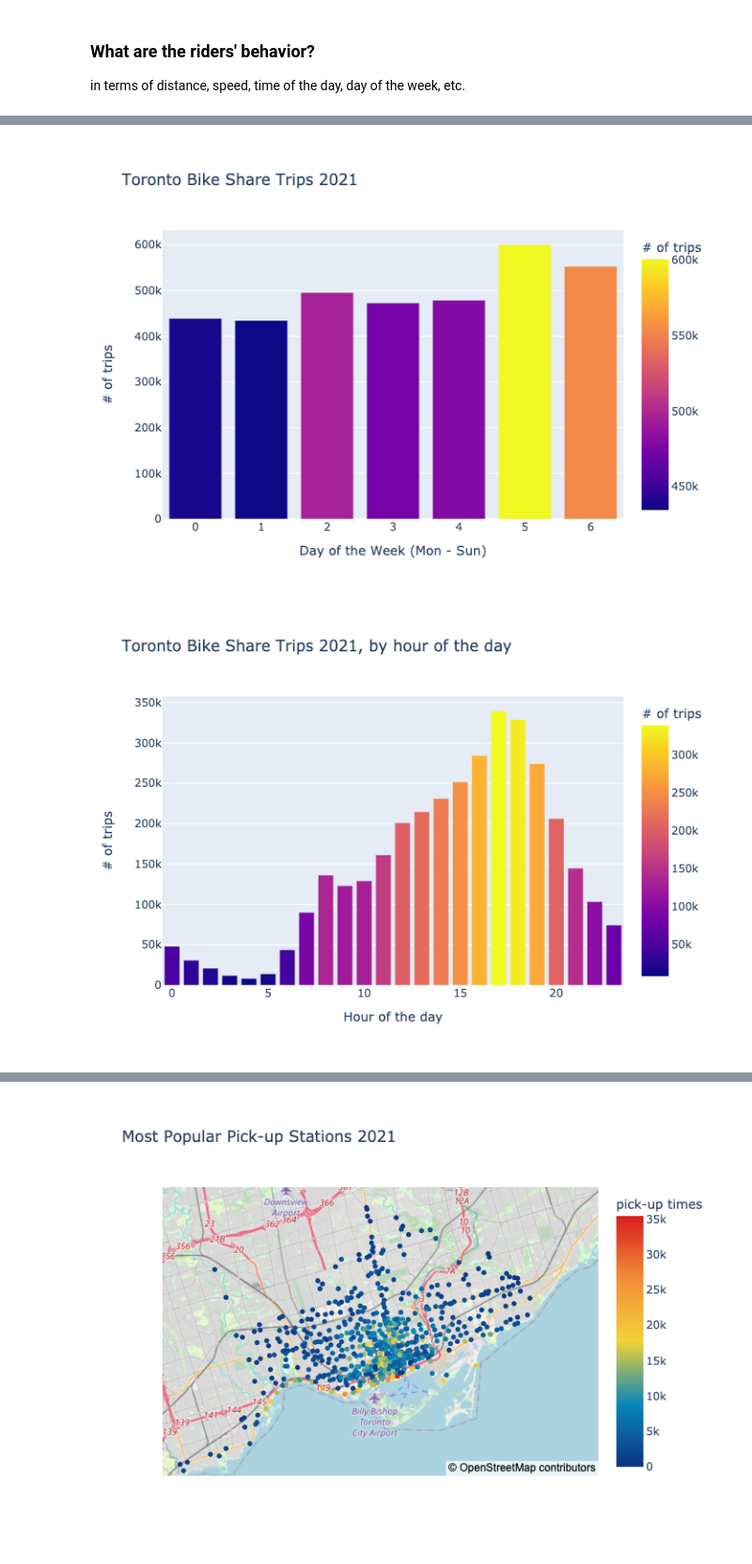
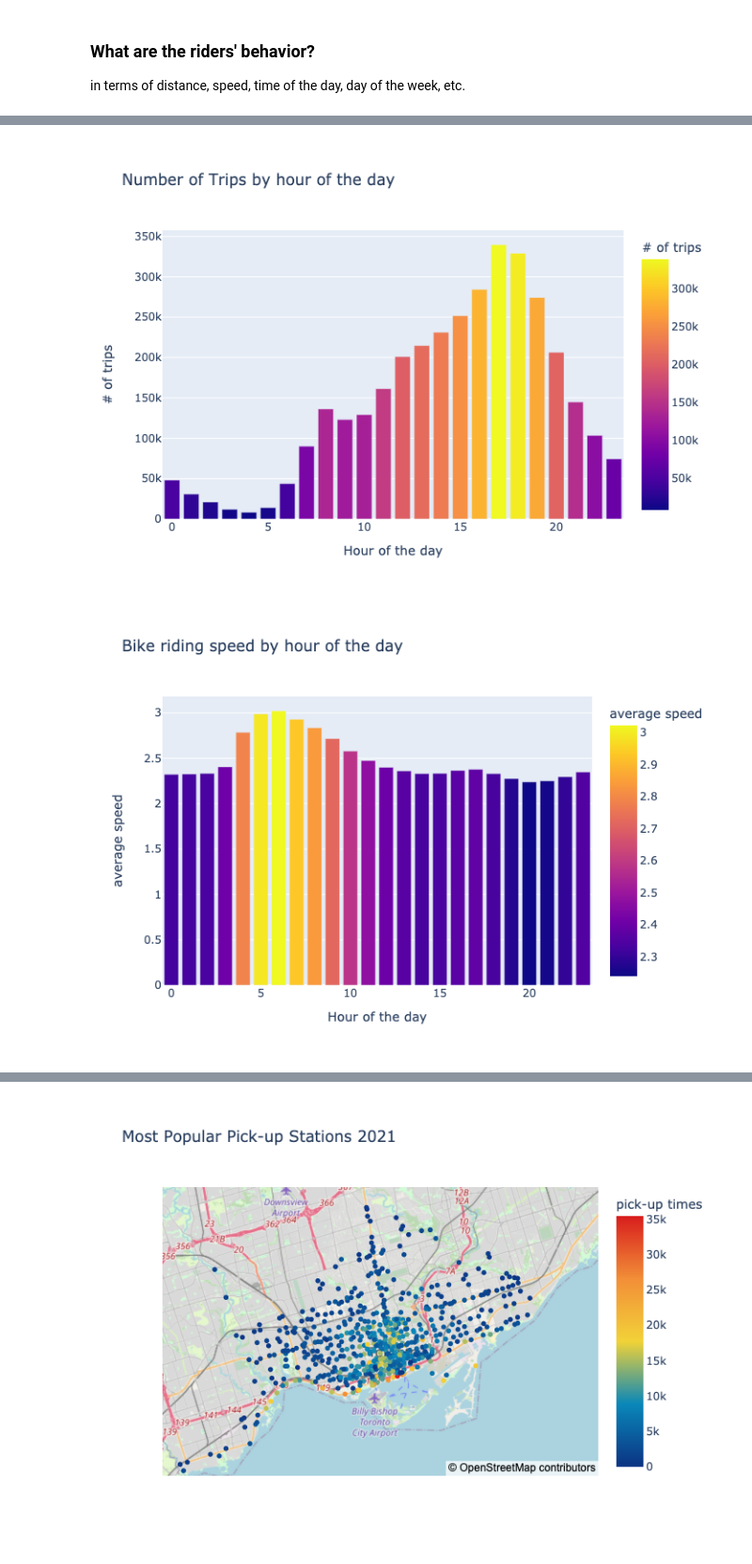
Before and after one commit to dailyLi/toronto_bike_share, a Jupyter notebook: Analysis.ipynb, the cells around one changed output, grey strips where cells are left out. Shown at 94% size. Cells and saved outputs as stored; diff of their text form; code cells hidden in the pictures.

```diff
--- a/Analysis.ipynb
+++ b/Analysis.ipynb
@@ -102,7 +84,7 @@ df
 df = clean(df)
 df = conversion(df)
 # %%
-df = calculate(df)
+df = calculation(df)
 # %%
 df.info()
 # %% [output]
@@ -211,25 +234,26 @@ in terms of distance, speed, time of the day, day of the week, etc.
 # %%
-byWeek = df.groupby(df['Start Time'].dt.weekday)["Start Station Id"].count()
-byWeek = byWeek.reset_index()
+byHr = df.groupby(df['Start Time'].dt.hour)["Start Station Id"].count()
+byHr = byHr.reset_index()
 
-fig = px.bar(byWeek, x='Start Time', y='Start Station Id',
+fig = px.bar(byHr, x='Start Time', y='Start Station Id',
              color='Start Station Id',
-             labels={'Start Time':'Day of the Week (Mon - Sun)', 'Start Station Id':'# of trips'},
-             title='Toronto Bike Share Trips 2021', height=500)
-
+             labels={'Start Time':'Hour of the day', 'Start Station Id':'# of trips'},
+             title='Number of Trips by hour of the day', height=500)
 #fig.show()
 fig.show(renderer="png")
+fig.write_html("visuals/byHr-bar.html")
 # %% [output]
-[figure, old version]
+[figure, new version]
 # %%
-byHr = df.groupby(df['Start Time'].dt.hour)["Start Station Id"].count()
-byHr = byHr.reset_index()
+byHr_speed = df[df["avg_speed"] != 0].groupby(df['Start Time'].dt.hour)["avg_speed"].mean()
+byHr_speed = byHr_speed.reset_index()
 
-fig = px.bar(byHr, x='Start Time', y='Start Station Id',
-             color='Start Station Id',
-             labels={'Start Time':'Hour of the day', 'Start Station Id':'# of trips'},
-             title='Toronto Bike Share Trips 2021, by hour of the day', height=500)
+fig = px.bar(byHr_speed, x='Start Time', y='avg_speed',
+             color='avg_speed',
+             labels={'Start Time':'Hour of the day', 'avg_speed':'average speed'},
+             title='Bike riding speed by hour of the day', height=500)
 #fig.show()
 fig.show(renderer="png")
+fig.write_html("visuals/byHr_speed-bar.html")
 # %% [output]
-[figure, old version]
+[figure, new version]
```
Also changed, not shown: parts of 10 cells of this notebook, 1 other file.
